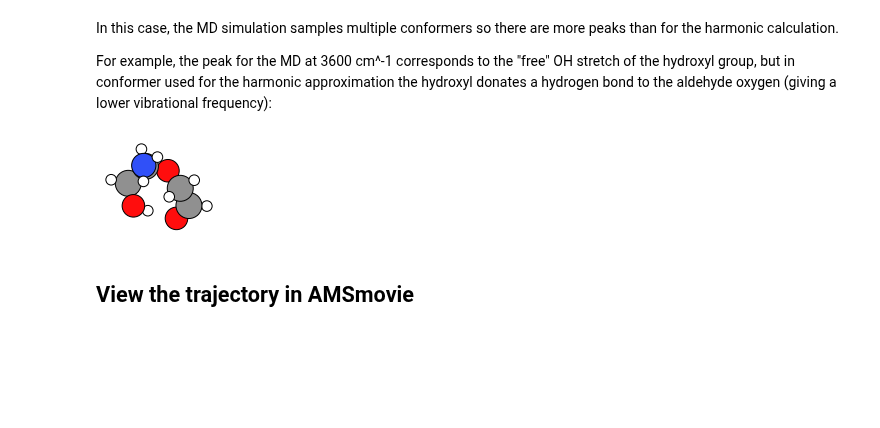
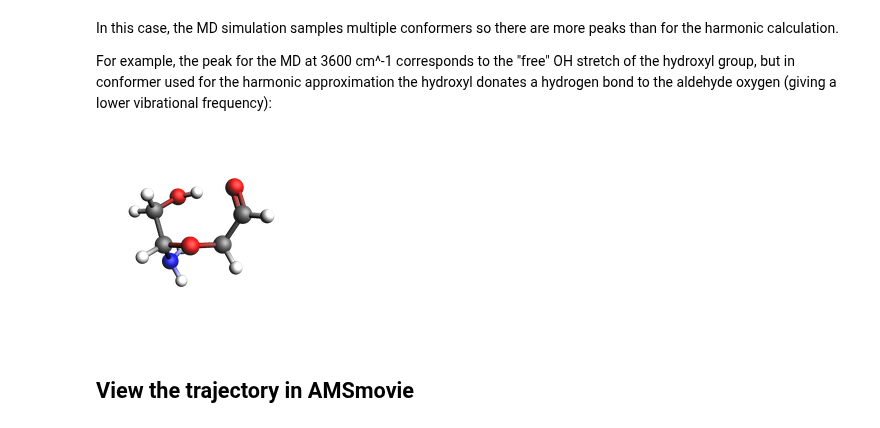
Before and after one commit to SCM-NV/PLAMS, a Jupyter notebook: examples/IRSpectrumFromMD/ir_spectrum_from_md.ipynb, the cells around one changed output. Saved outputs shown, nothing was run; the diff lists cells and outputs as text; code cells hidden in the pictures; blank space fills up the shorter version.

```diff
--- a/examples/IRSpectrumFromMD/ir_spectrum_from_md.ipynb
+++ b/examples/IRSpectrumFromMD/ir_spectrum_from_md.ipynb
@@ -175,9 +179,9 @@ In this case, the MD simulation samples multiple conformers so there are more pe
 
 For example, the peak for the MD at 3600 cm^-1 corresponds to the "free" OH stretch of the hydroxyl group, but in conformer used for the  harmonic approximation the hydroxyl donates a hydrogen bond to the aldehyde oxygen (giving a lower vibrational frequency):
 # %%
-plams.plot_molecule(harmonic_job.results.get_main_molecule());
+view(harmonic_job.results.get_main_molecule(), width=200, height=200)
 # %% [output]
-[figure, old version]
+[figure, new version]
 # %% [markdown]
 ## View the trajectory in AMSmovie
 # %%
```
Also changed, not shown: parts of 15 cells of this notebook, 11 other files.
